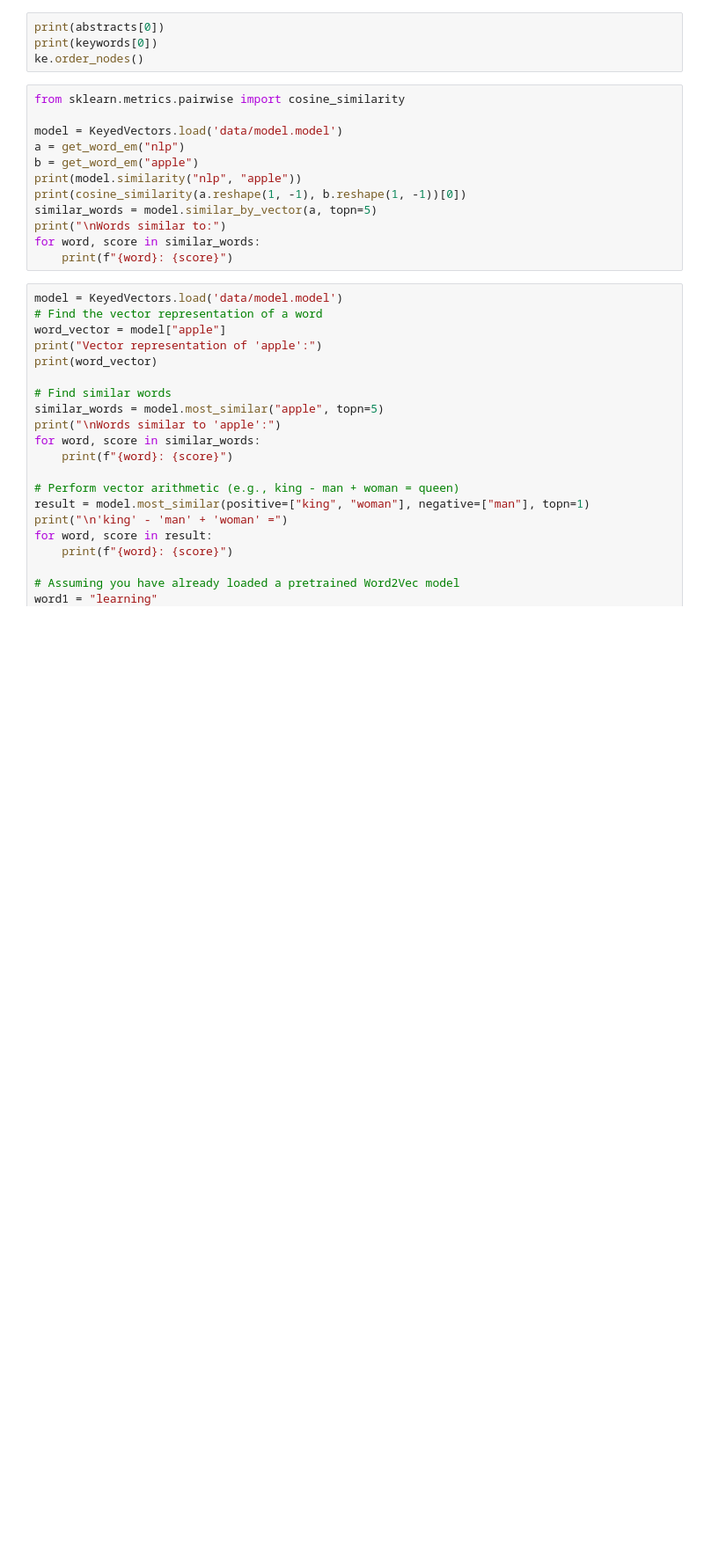
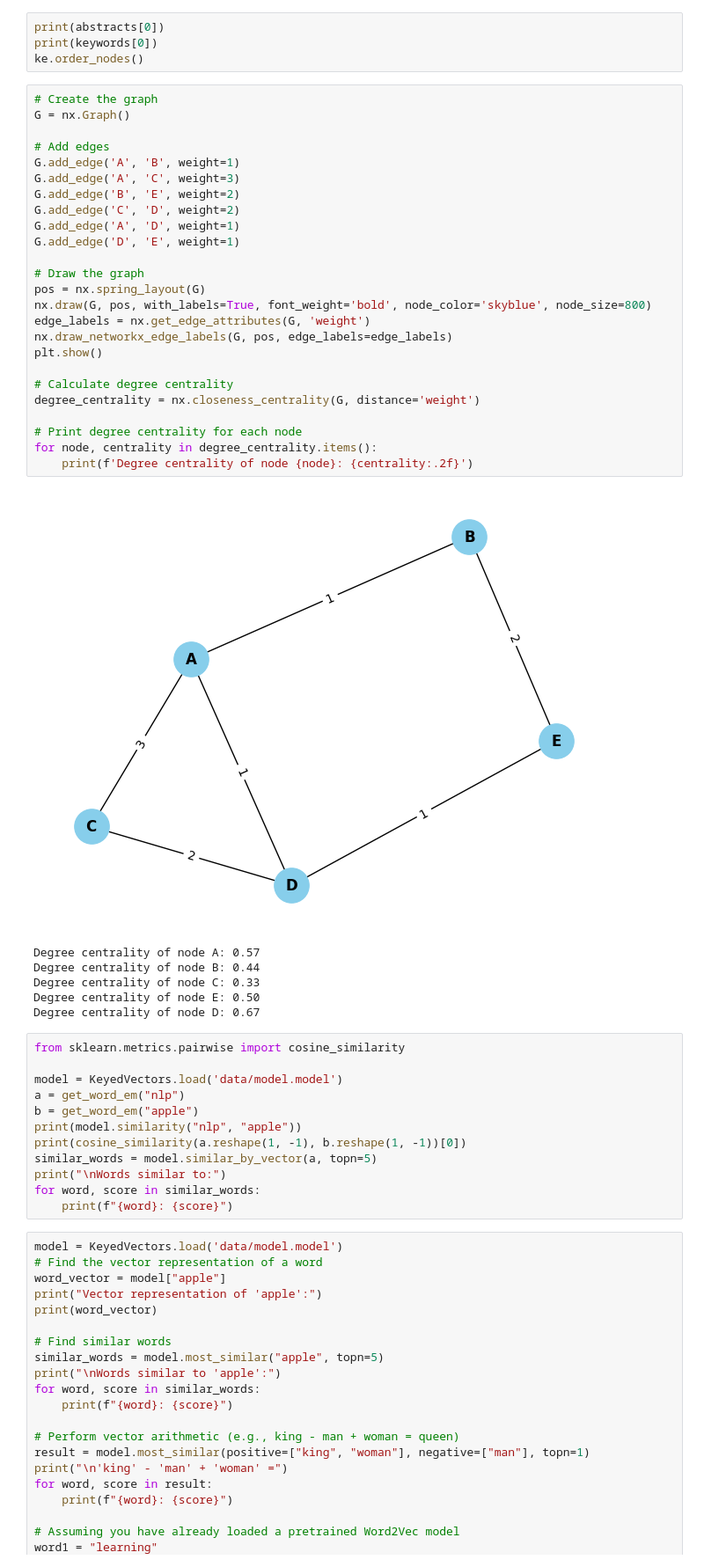
Before and after one commit to DinnoKoluh/keyword_extractor, a Jupyter notebook: main.ipynb, the cells around one changed output. Shown: that part at 88% size. Saved outputs shown, nothing was run; the diff lists cells and outputs as text; blank space fills up the shorter version.

```diff
--- a/main.ipynb
+++ b/main.ipynb
@@ -120,6 +135,38 @@ Node: world_war_2            --->    Node Order = 0.1587336528542643
 print(abstracts[0])
 print(keywords[0])
 ke.order_nodes()
+# %%
+# Create the graph
+G = nx.Graph()
+
+# Add edges
+G.add_edge('A', 'B', weight=1)
+G.add_edge('A', 'C', weight=3)
+G.add_edge('B', 'E', weight=2)
+G.add_edge('C', 'D', weight=2)
+G.add_edge('A', 'D', weight=1)
+G.add_edge('D', 'E', weight=1)
+
+# Draw the graph
+pos = nx.spring_layout(G)
+nx.draw(G, pos, with_labels=True, font_weight='bold', node_color='skyblue', node_size=800)
+edge_labels = nx.get_edge_attributes(G, 'weight')
+nx.draw_networkx_edge_labels(G, pos, edge_labels=edge_labels)
+plt.show()
+
+# Calculate degree centrality
+degree_centrality = nx.closeness_centrality(G, distance='weight')
+
+# Print degree centrality for each node
+for node, centrality in degree_centrality.items():
+    print(f'Degree centrality of node {node}: {centrality:.2f}')
+# %% [output]
+[figure, added]
+Degree centrality of node A: 0.57
+Degree centrality of node B: 0.44
+Degree centrality of node C: 0.33
+Degree centrality of node E: 0.50
+Degree centrality of node D: 0.67
 # %%
 from sklearn.metrics.pairwise import cosine_similarity
 
```
Also changed, not shown: parts of 3 cells of this notebook, 5 other files.
